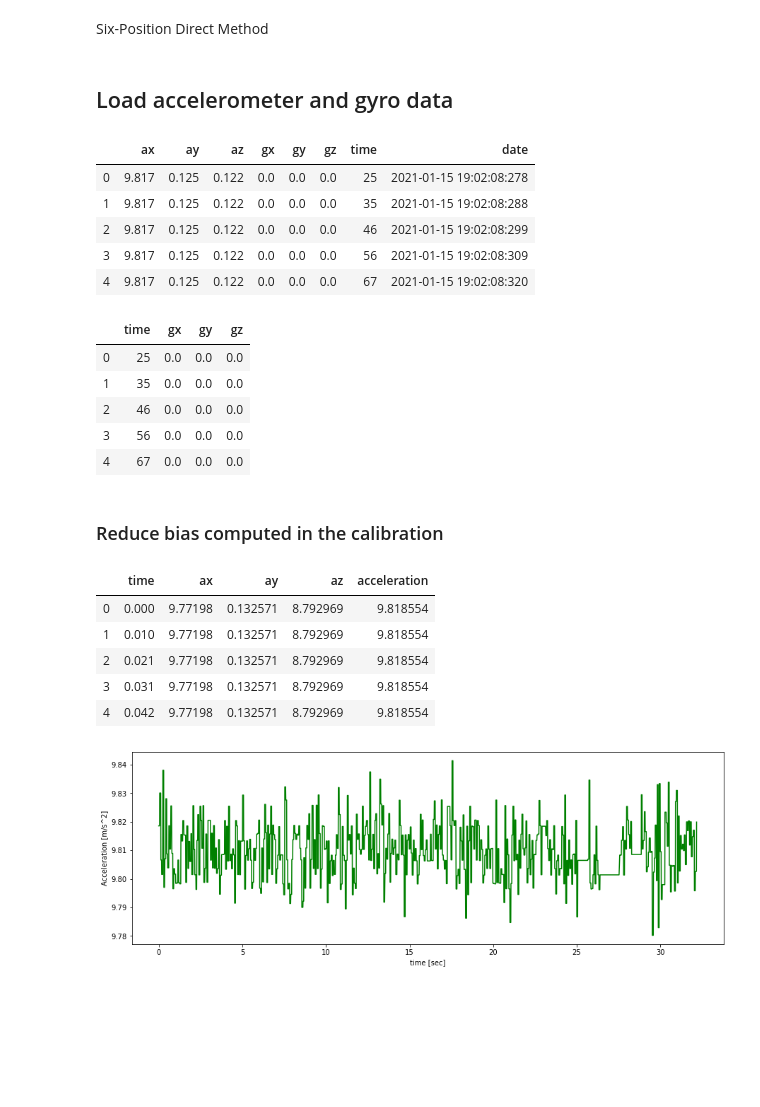
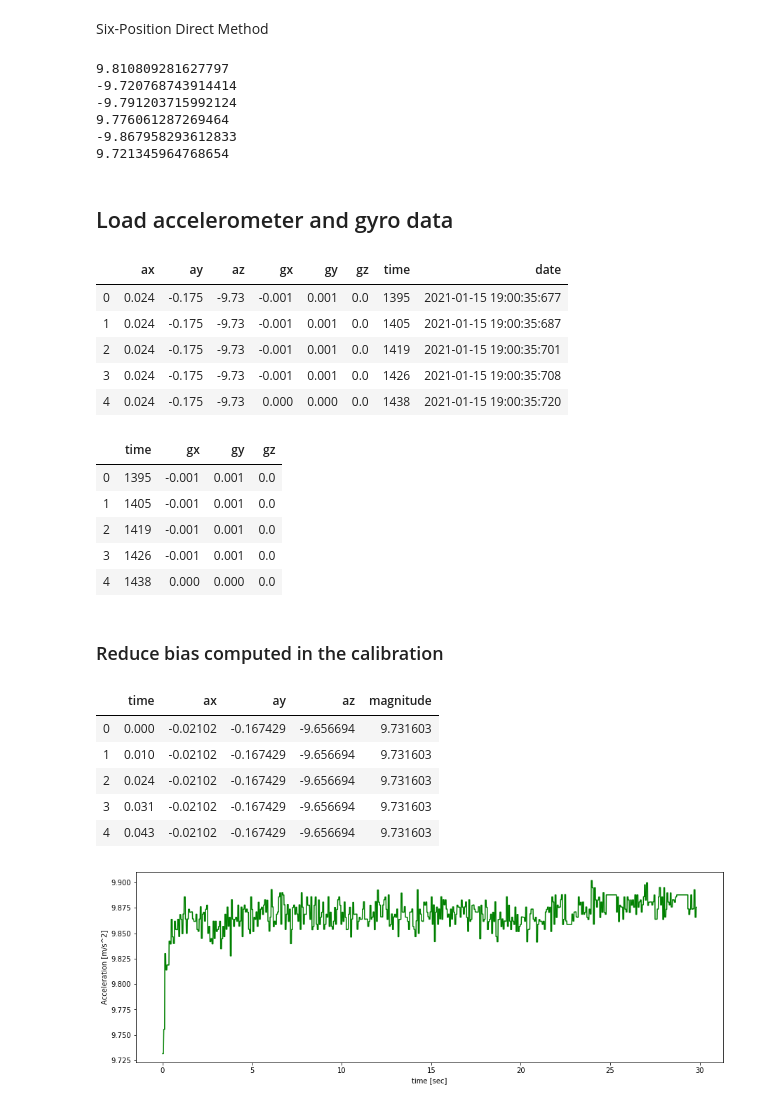
Before and after one commit to orenltr/Inertial-Navigation, a Jupyter notebook: Navigation_Eq.ipynb, the cells around one changed output. Cells and saved outputs as stored; diff of their text form; code cells hidden in the pictures; blank space fills up the shorter version.

```diff
--- a/Navigation_Eq.ipynb
+++ b/Navigation_Eq.ipynb
@@ -18,7 +18,7 @@ Ydn = pd.read_csv(r'data\calibration\Y\1.csv', skiprows=1, names=fields)
 Yup = pd.read_csv(r'data\calibration\Y\2.csv', skiprows=1, names=fields)
 
 Zdn = pd.read_csv(r'data\calibration\Z\1.csv', skiprows=1, names=fields)
-Zup = pd.read_csv(r'data\calibration\Z\1.csv', skiprows=1, names=fields)
+Zup = pd.read_csv(r'data\calibration\Z\2.csv', skiprows=1, names=fields)
 # %%
 bXa = (Xdn.iloc[:,0].mean()+Xup.iloc[:,0].mean())/2
 bYa = (Ydn.iloc[:,1].mean()+Yup.iloc[:,1].mean())/2
@@ -30,6 +30,20 @@ bZg = (Zdn.iloc[:,5].mean()+Zup.iloc[:,5].mean())/2
 
 ba = np.array([bXa,bYa,bZa])
 bg = np.array([bXg,bYg,bZg])
+# %%
+print(Xdn.iloc[:,0].mean())
+print(Xup.iloc[:,0].mean())
+print(Ydn.iloc[:,1].mean())
+print(Yup.iloc[:,1].mean())
+print(Zdn.iloc[:,2].mean())
+print(Zup.iloc[:,2].mean())
+# %% [output]
+9.810809281627797
+-9.720768743914414
+-9.791203715992124
+9.776061287269464
+-9.867958293612833
+9.721345964768654
 # %% [markdown]
 ## Load accelerometer and gyro data
 # %%
@@ -38,16 +52,16 @@ bg = np.array([bXg,bYg,bZg])
 # gyro_1 = pd.read_csv(r'data\70_steps_gyro.csv')
 # gravity = pd.read_csv(r'data\24_steps\Gravity.csv')
 # %%
-ins = pd.read_csv(r'data\calibration\X\1.csv', skiprows=1, names=fields)
+ins = pd.read_csv(r'data\calibration\Z\1.csv', skiprows=1, names=fields)
 # ins.columns = ['ax','ay','az','gx','gy','gz','time','date']
 ins.head()
 # %% [output]
 |  | ax | ay | az | gx | gy | gz | time | date |
-| 0 | 9.817 | 0.125 | 0.122 | 0.0 | 0.0 | 0.0 | 25 | 2021-01-15 19:02:08:278 |
-| 1 | 9.817 | 0.125 | 0.122 | 0.0 | 0.0 | 0.0 | 35 | 2021-01-15 19:02:08:288 |
-| 2 | 9.817 | 0.125 | 0.122 | 0.0 | 0.0 | 0.0 | 46 | 2021-01-15 19:02:08:299 |
-| 3 | 9.817 | 0.125 | 0.122 | 0.0 | 0.0 | 0.0 | 56 | 2021-01-15 19:02:08:309 |
-| 4 | 9.817 | 0.125 | 0.122 | 0.0 | 0.0 | 0.0 | 67 | 2021-01-15 19:02:08:320 |
+| 0 | 0.024 | -0.175 | -9.73 | -0.001 | 0.001 | 0.0 | 1395 | 2021-01-15 19:00:35:677 |
+| 1 | 0.024 | -0.175 | -9.73 | -0.001 | 0.001 | 0.0 | 1405 | 2021-01-15 19:00:35:687 |
+| 2 | 0.024 | -0.175 | -9.73 | -0.001 | 0.001 | 0.0 | 1419 | 2021-01-15 19:00:35:701 |
+| 3 | 0.024 | -0.175 | -9.73 | -0.001 | 0.001 | 0.0 | 1426 | 2021-01-15 19:00:35:708 |
+| 4 | 0.024 | -0.175 | -9.73 | 0.000 | 0.000 | 0.0 | 1438 | 2021-01-15 19:00:35:720 |
 # %%
 # order column
 # acc_1 = acc_1[['time','x','y','z']]
@@ -60,11 +74,11 @@ gyro_1 = ins[['time','gx','gy','gz']]
 gyro_1.head()
 # %% [output]
 |  | time | gx | gy | gz |
-| 0 | 25 | 0.0 | 0.0 | 0.0 |
-| 1 | 35 | 0.0 | 0.0 | 0.0 |
-| 2 | 46 | 0.0 | 0.0 | 0.0 |
-| 3 | 56 | 0.0 | 0.0 | 0.0 |
-| 4 | 67 | 0.0 | 0.0 | 0.0 |
+| 0 | 1395 | -0.001 | 0.001 | 0.0 |
+| 1 | 1405 | -0.001 | 0.001 | 0.0 |
+| 2 | 1419 | -0.001 | 0.001 | 0.0 |
+| 3 | 1426 | -0.001 | 0.001 | 0.0 |
+| 4 | 1438 | 0.000 | 0.000 | 0.0 |
 # %%
 # add gravity to acceleration
 # acc_1.iloc[:,1:4] = acc_1.iloc[:,1:4] + gravity.iloc[:,1:4]
@@ -80,7 +94,7 @@ gyro_1.head()
 # acc_1.head()
 # %%
 # Total acceleration
-acc_1['acceleration'] =np.sqrt(acc_1['ax']**2+acc_1['ay']**2+acc_1['az']**2)
+acc_1['magnitude'] =np.sqrt(acc_1['ax']**2+acc_1['ay']**2+acc_1['az']**2)
 # %%
 # # join dataframes
 # df1 = acc_1.join(gyro_1.set_index('time'),on="time",lsuffix='_acc', rsuffix='_gyro')
@@ -100,21 +114,21 @@ gyro_1.iloc[:,1:4] = gyro_1.iloc[:,1:4]-bg
 
 acc_1.head()
 # %% [output]
-|  | time | ax | ay | az | acceleration |
-| 0 | 0.000 | 9.77198 | 0.132571 | 8.792969 | 9.818554 |
-| 1 | 0.010 | 9.77198 | 0.132571 | 8.792969 | 9.818554 |
-| 2 | 0.021 | 9.77198 | 0.132571 | 8.792969 | 9.818554 |
-| 3 | 0.031 | 9.77198 | 0.132571 | 8.792969 | 9.818554 |
-| 4 | 0.042 | 9.77198 | 0.132571 | 8.792969 | 9.818554 |
+|  | time | ax | ay | az | magnitude |
+| 0 | 0.000 | -0.02102 | -0.167429 | -9.656694 | 9.731603 |
+| 1 | 0.010 | -0.02102 | -0.167429 | -9.656694 | 9.731603 |
+| 2 | 0.024 | -0.02102 | -0.167429 | -9.656694 | 9.731603 |
+| 3 | 0.031 | -0.02102 | -0.167429 | -9.656694 | 9.731603 |
+| 4 | 0.043 | -0.02102 | -0.167429 | -9.656694 | 9.731603 |
 # %%
 # plot acceleration
 fig = plt.figure(figsize=(15,5))
-plt.plot(acc_1['time'],acc_1['acceleration'], '-g')
+plt.plot(acc_1['time'],acc_1['magnitude'], '-g')
 plt.xlabel('time [sec]')
 plt.ylabel('Acceleration [m/s^2]')
 plt.show()
 # %% [output]
-[figure, old version]
+[figure, new version]
 # %%
 # plot gyroscope data in each axes
 fig, axs = plt.subplots(nrows=3, ncols=1,sharex=True, figsize=(15,5))
```
Also changed, not shown: parts of 6 cells of this notebook.
